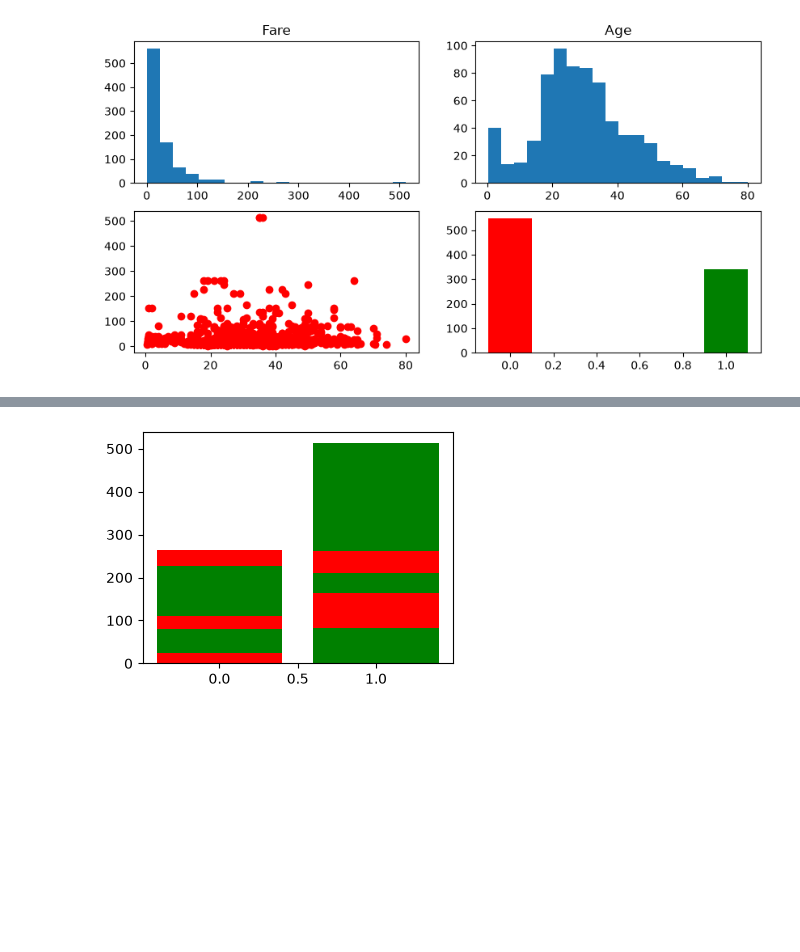
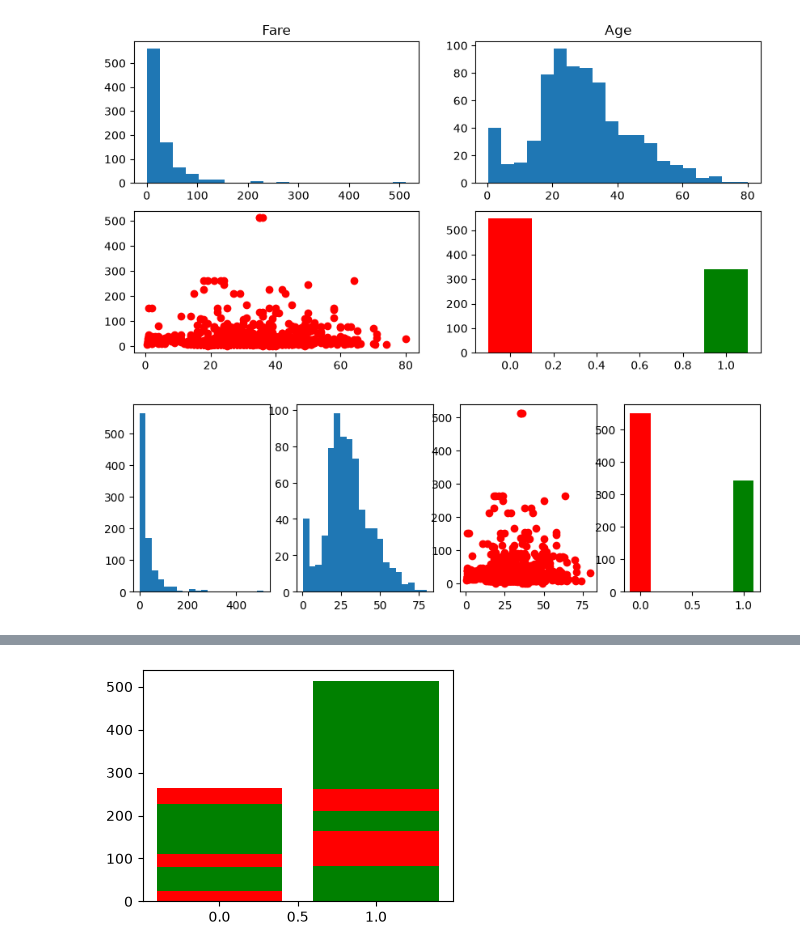
Before and after one commit to 007arjungangwar/Foundations-of-Data-Engineering-Sec2, a Jupyter notebook: Data_Visualization_matplotlib_plots_subplots_21_09_2026.ipynb, the cells around one changed output, grey strips where cells are left out. Drawn from its saved outputs; the diff is of its cells as text; code cells hidden in the pictures; blank space fills up the shorter version.

```diff
--- a/Data_Visualization_matplotlib_plots_subplots_21_09_2026.ipynb
+++ b/Data_Visualization_matplotlib_plots_subplots_21_09_2026.ipynb
@@ -446,5 +454,15 @@ axes[1,1].bar(df.groupby("Survived")["Fare"].count().index,df.groupby("Survived"
 plt.show()
 # %% [output]
 [figure]
+# %%
+fig, axes= plt.subplots(1,4,figsize=(10,3))
+axes[0].hist(df["Fare"],bins=20)
+axes[1].hist(df["Age"],bins=20)
+axes[2].scatter(df["Age"],df["Fare"],c="Red")
+axes[3].bar(df.groupby("Survived")["Fare"].count().index,df.groupby("Survived")["Fare"].count().values,width=0.2,color=["Red","Green"])
+
+plt.show()
+# %% [output]
+[figure, added]
 # %%
 fig, axes= plt.subplots(1,2,figsize=(10,3))
```
Also changed, not shown: parts of 5 cells of this notebook.
